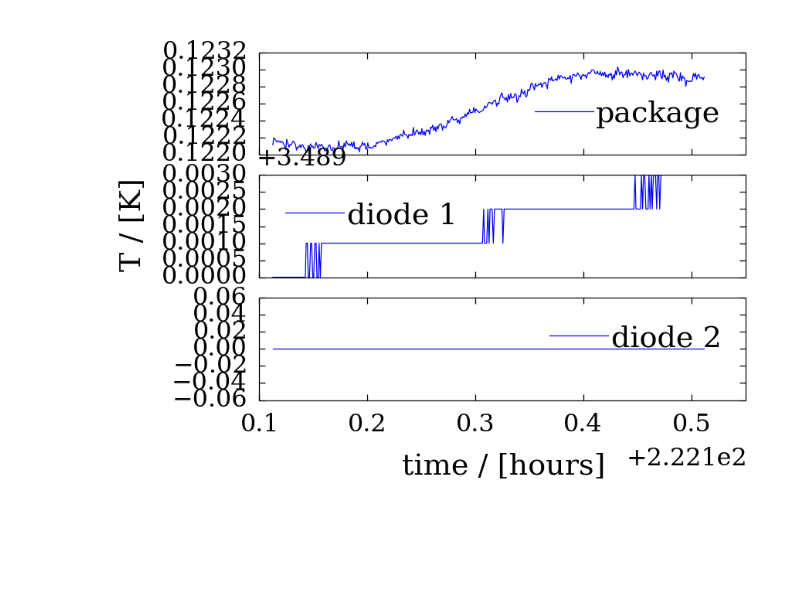
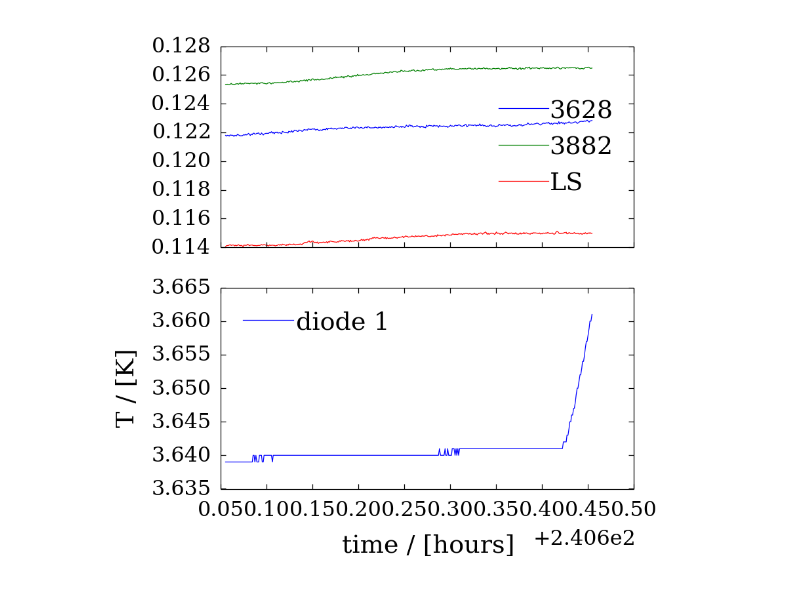
Before and after one commit to danielflanigan/ColumbiaCMB-notebooks, a Jupyter notebook: thermometry/latest_SRS_temperatures.ipynb, the cells around one changed output. Drawn from its saved outputs; the diff is of its cells as text; code cells hidden in the pictures; blank space fills up the shorter version.

```diff
--- a/thermometry/latest_SRS_temperatures.ipynb
+++ b/thermometry/latest_SRS_temperatures.ipynb
@@ -9,13 +9,13 @@ def plot_latest_temperatures(samples=1000):
     datetimes, srs_data = parse_srs.get_load_log(latest)
     timedeltas = [dt - datetimes[0] for dt in datetimes]
     time_hours = [td.total_seconds()/3600 for td in timedeltas]
-    fig, axes = plt.subplots(3, 1, sharex=True)
-    axes[0].plot(time_hours[-samples:], srs_data[:, -4][-samples:], label='package')
+    fig, axes = plt.subplots(2, 1, sharex=True, figsize=(3,3))
+    axes[0].plot(time_hours[-samples:], srs_data[:, -6][-samples:], label='3628')
+    axes[0].plot(time_hours[-samples:], srs_data[:, -4][-samples:], label='3882')
+    axes[0].plot(time_hours[-samples:], srs_data[:, -2][-samples:], label='LS')
     axes[1].plot(time_hours[-samples:], srs_data[:, 1][-samples:], label='diode 1')
-    axes[2].plot(time_hours[-samples:], srs_data[:, 2][-samples:], label='diode 2')
-    axes[2].set_xlabel('time / [hours]')
+    axes[1].set_xlabel('time / [hours]')
     axes[1].set_ylabel('T / [K]')
     axes[0].legend(loc='best')
     axes[1].legend(loc='best')
-    axes[2].legend(loc='best')
-    return fig
+    return fig, axes
@@ -24,10 +22,11 @@ refresh_time = 20
 # %%
+refresh_time = 20
 samples = 400
 while True:
-    fig = plot_latest_temperatures(samples)
+    fig, axes = plot_latest_temperatures(samples)
     display.clear_output()
     display.display(fig)
     time.sleep(refresh_time)
-    del fig
+    del fig, axes
 # %% [output]
-[figure, old version]
+[figure, new version]
```
Also changed, not shown: parts of 5 cells of this notebook, 2 other files.
